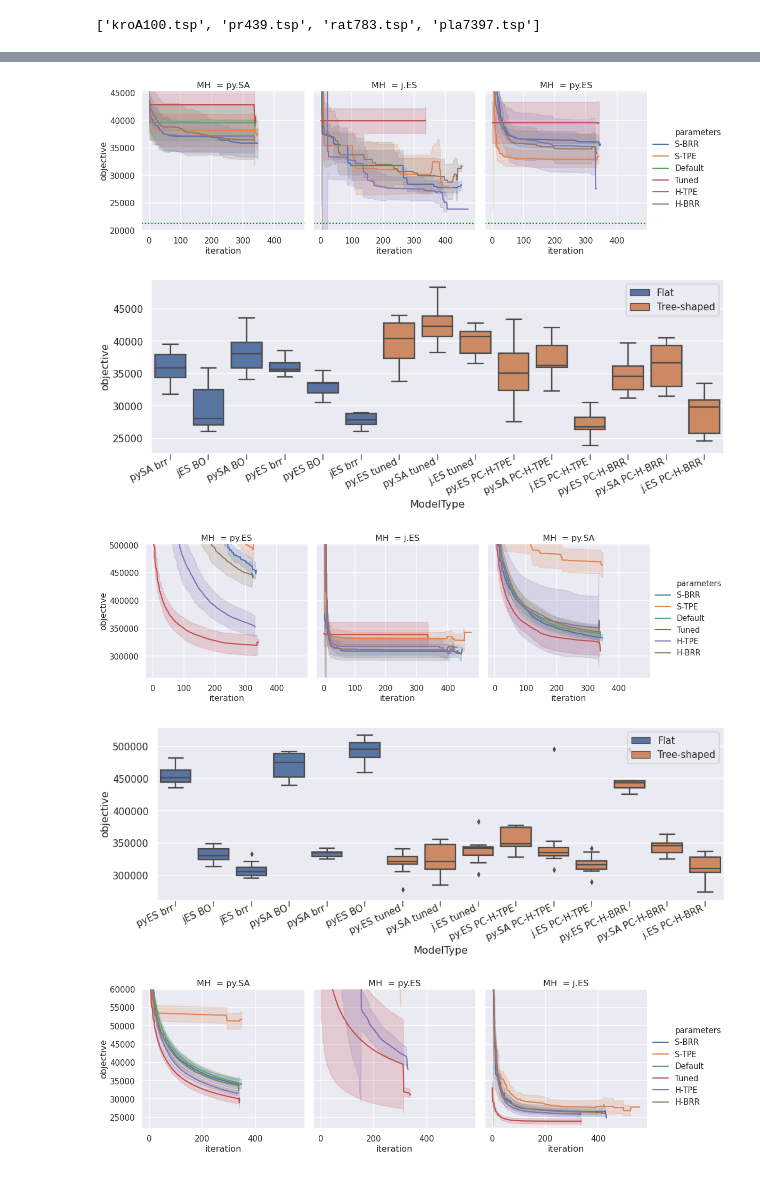
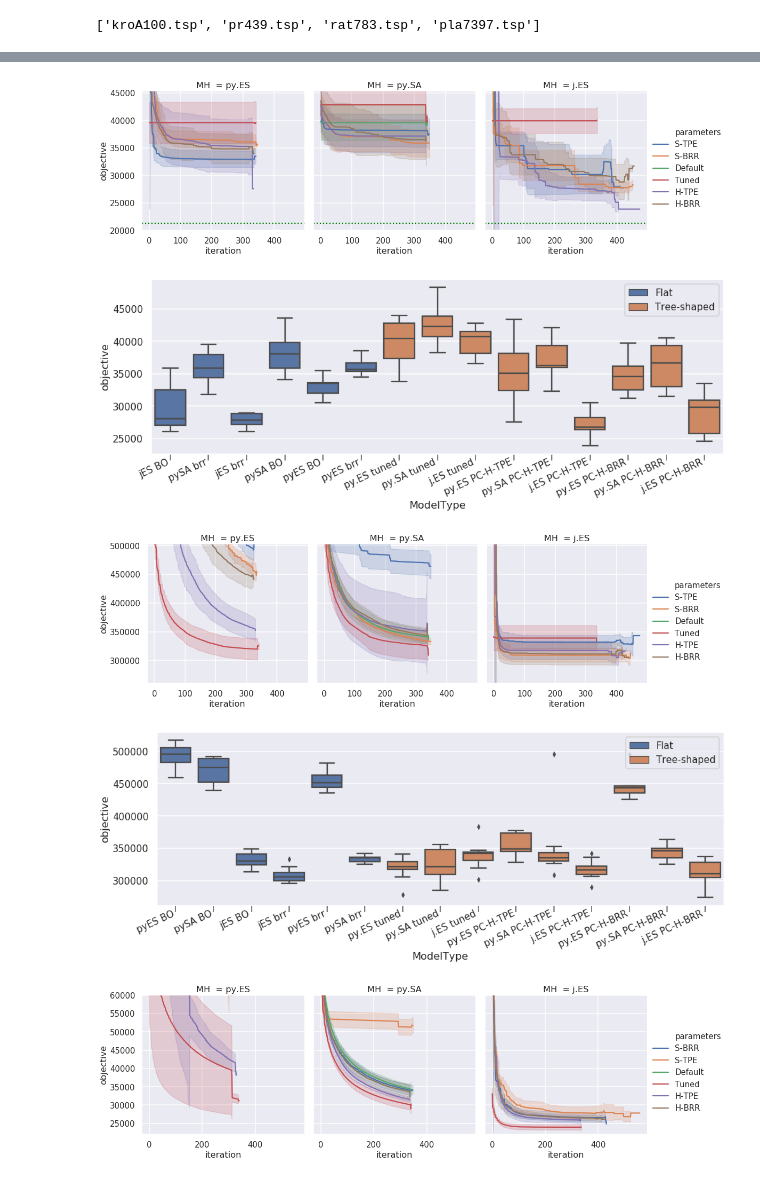
Before and after one commit to YevheniiSemendiak/tud_master_benchmarks, a Jupyter notebook: analyse_flat_search_space.ipynb, the cells around one changed output, grey strips where cells are left out. Saved outputs shown, nothing was run; the diff lists cells and outputs as text; code cells hidden in the pictures.

```diff
--- a/analyse_flat_search_space.ipynb
+++ b/analyse_flat_search_space.ipynb
@@ -11,6 +11,7 @@ sns.set(context='talk', font_scale=0.9, rc={'figure.figsize':(20,9)})
 # %%
 #loading the experiments of tree-shaped search space
 tree_process, tree_final = load_tsp_results("./dumps/1st benchmark/", exp_progress_loader)
+tree_chronics, _ = load_tsp_results("./dumps/1st benchmark/", exp_chronics_loader)
 
 llh_selection = {
     "4.1.1" : "py.ES",
@@ -124,8 +125,12 @@ code_desc_wo_codes = {
 }
 tree_process["ModelType"] = tree_process["Code"].apply(lambda x: code_desc_wo_codes[x])
 tree_final["ModelType"] = tree_final["Code"].apply(lambda x: code_desc_wo_codes[x])
+tree_chronics["ModelType"] = tree_chronics["Code"].apply(lambda x: code_desc_wo_codes[x])
 
-tree_process.replace(to_replace={"MHjMetalPyES": "pyES", "MHjMetalPySA": "pySA", "MHjMetalES": "jES"}, inplace=True)
-tree_final.replace(to_replace={"MHjMetalPyES": "pyES", "MHjMetalPySA": "pySA", "MHjMetalES": "jES"}, inplace=True)
+tree_process.replace(to_replace={"MHjMetalPyES": "py.ES", "MHjMetalPySA": "py.SA", "MHjMetalES": "j.ES"}, inplace=True)
+tree_final.replace(to_replace={"MHjMetalPyES": "py.ES", "MHjMetalPySA": "py.SA", "MHjMetalES": "j.ES"}, inplace=True)
+tree_chronics.replace(to_replace={"jMetalPy.EvolutionStrategy": "py.ES", "jMetalPy.SimulatedAnnealing": "py.SA", "jMetal.EvolutionStrategy": "j.ES"}, inplace=True)
+
 tree_process["Search space"] = "Tree-shaped"
 tree_final["Search space"] = "Tree-shaped"
+tree_chronics["Search space"] = "Tree-shaped"
@@ -178,13 +158,14 @@ for e_file_name in os.listdir(exps_flrd):
     tsp_instance = tsp_instance[tsp_instance.rfind("/") + 1:]
 
     # if it is needed to differentiate the repetitions
-    #if e_file_name.rfind("(") == -1: repetition = 0
-    #else: repetition = int(e_file_name[e_file_name.rfind("(") + 1:e_file_name.rfind(")")]) + 1
+    if e_file_name.rfind("(") == -1: repetition = 0
+    else: repetition = int(e_file_name[e_file_name.rfind("(") + 1:e_file_name.rfind(")")]) + 1
 
     for ed in [chronic, progres, final]:
         ed["Mode"] = mode
         ed["ModelType"] = mode +  " " + model
         ed["TSP instance"] = tsp_instance
+        ed["Repetition"] = repetition
         if mode == "HH":
             ed["Experiment Group"] = "HH-PC"
             if model == "brr":
@@ -213,11 +194,12 @@ for e_file_name in os.listdir(exps_flrd):
             if model == "BO":
                 ed["Code"] = "4.3.6"
             continue
-        #ed["Repetition"] = repetition
     flat_chronics = flat_chronics.append(chronic, sort=False)
     flat_process = flat_process.append(progres, sort=False)
     flat_final = flat_final.append(final, sort=False)
 
+flat_chronics.replace(to_replace={"jMetalPy.EvolutionStrategy": "py.ES", "jMetalPy.SimulatedAnnealing": "py.SA", "jMetal.EvolutionStrategy": "j.ES"}, inplace=True)
+
 flat_chronics["Search space"] = "Flat"
 flat_process["Search space"] = "Flat"
 flat_final["Search space"] = "Flat"
@@ -326,41 +292,41 @@ for tsp_instance in tsp_problems:
     blp = joined_processes[condition].copy(deep=True)
     blp["MH "] = blp["Code"].apply(lambda x: llh_selection[x])
     blp["parameters"] = blp["Code"].apply(lambda x: parameter_selection[x])
-    prog_plot = sns.relplot(x="iteration", y='objective', col="MH ", col_wrap=3,
+    prog_plot = sns.relplot(x="iteration", y='objective', col="MH ", col_wrap=3, col_order = ["py.ES", "py.SA", "j.ES"],
                             kind="line", ci="sd", hue="parameters", # estimator=None, units="Repetition",
                             #palette=sns.color_palette("deep", all_processes[condition]["Scenario"].unique().shape[0]),
                             data=blp
                            )
 
     [ax.axhline(instances_optimums[tsp_instance], color='green', ls=':').set_label("optimum") for ax in prog_plot.axes]
     #[ax.axhline(instances_optimums[tsp_instance], color='green', ls='--').set_label("optimum") for ax in g.axes[0]]
     prog_plot.set(ylim=(zoomed_boundaries[tsp_instance][0], zoomed_boundaries[tsp_instance][1]))
-    plt.savefig(fname=f"plots/control/{tsp_instance[:-4]} PC progress.svg", dpi=500, bbox_inches='tight')
-    #plt.show()
+    #plt.savefig(fname=f"plots/control/{tsp_instance[:-4]} PC progress.svg", dpi=500, bbox_inches='tight')
+    plt.show()
 
 #for tsp_instance in ["kroA100.tsp"]:
     condition = (joined_final["TSP instance"] == tsp_instance) & (joined_final["Mode"] != "HH") & (joined_final["Code"] != "4.1.3") & (joined_final["Code"] != "4.2.3") & (joined_final["Code"] != "4.3.3") & (joined_final["Code"] != "1.1.") & (joined_final["Code"] != "1.2.") &(joined_final["Code"] != "1.3.") & (joined_final["Code"] != "2.2.") & (joined_final["Code"] != "3.2.")& (joined_final["Code"] != "4.1.1")& (joined_final["Code"] != "4.2.1")& (joined_final["Code"] != "4.3.1")
     blf = joined_final[condition].copy(deep=True)
     fig, axes = plt.subplots(nrows=1, ncols=1, figsize=(16, 5),
                              sharey=True,
                              gridspec_kw={'wspace':0.01}
                             )
     g = sns.boxplot(x="ModelType", y='objective',
                     hue="Search space",
                     dodge=False,
                     data=blf,
                     ax=axes
                    )
     #g.axes.axhline(instances_optimums[tsp_instance], color='green', ls='--').set_label("optimum")
     #g.set(ylim=(zoomed_boundaries[tsp_instance][0], zoomed_boundaries[tsp_instance][1]))
     g.xaxis.set_ticks_position('bottom')
     g.xaxis.set_tick_params(color='gray', pad=-5, width=2, length=10)
     g.set_xticklabels(g.get_xticklabels(), rotation=25, horizontalalignment='right')
     axes.legend(loc=1)
     plt.show()
 # %% [output]
-[figure, old version]
+[figure, new version]
-[figure, old version]
+[figure, new version]
-[figure, old version]
+[figure, new version]
-[figure, old version]
+[figure, new version]
-[figure, old version]
+[figure, new version]
```
Also changed, not shown: parts of 10 cells of this notebook.
